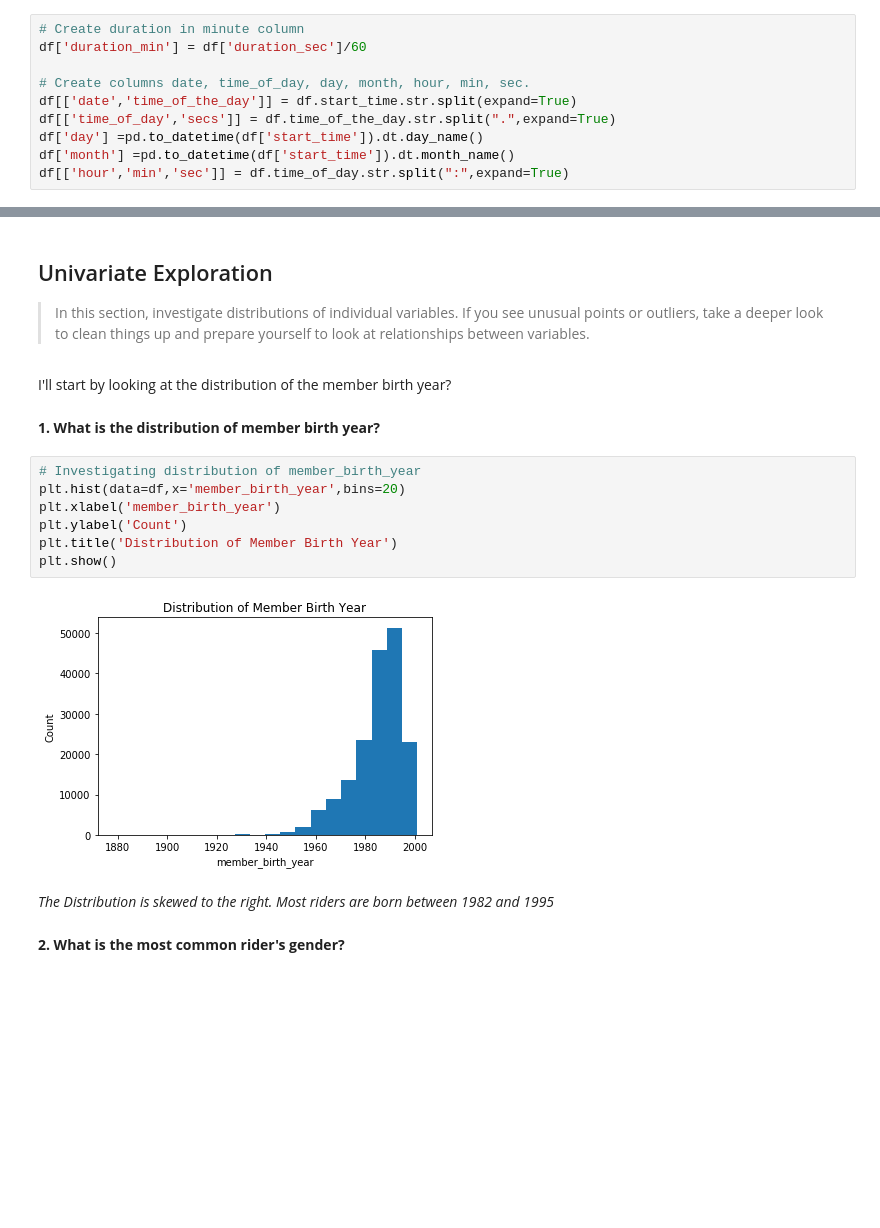
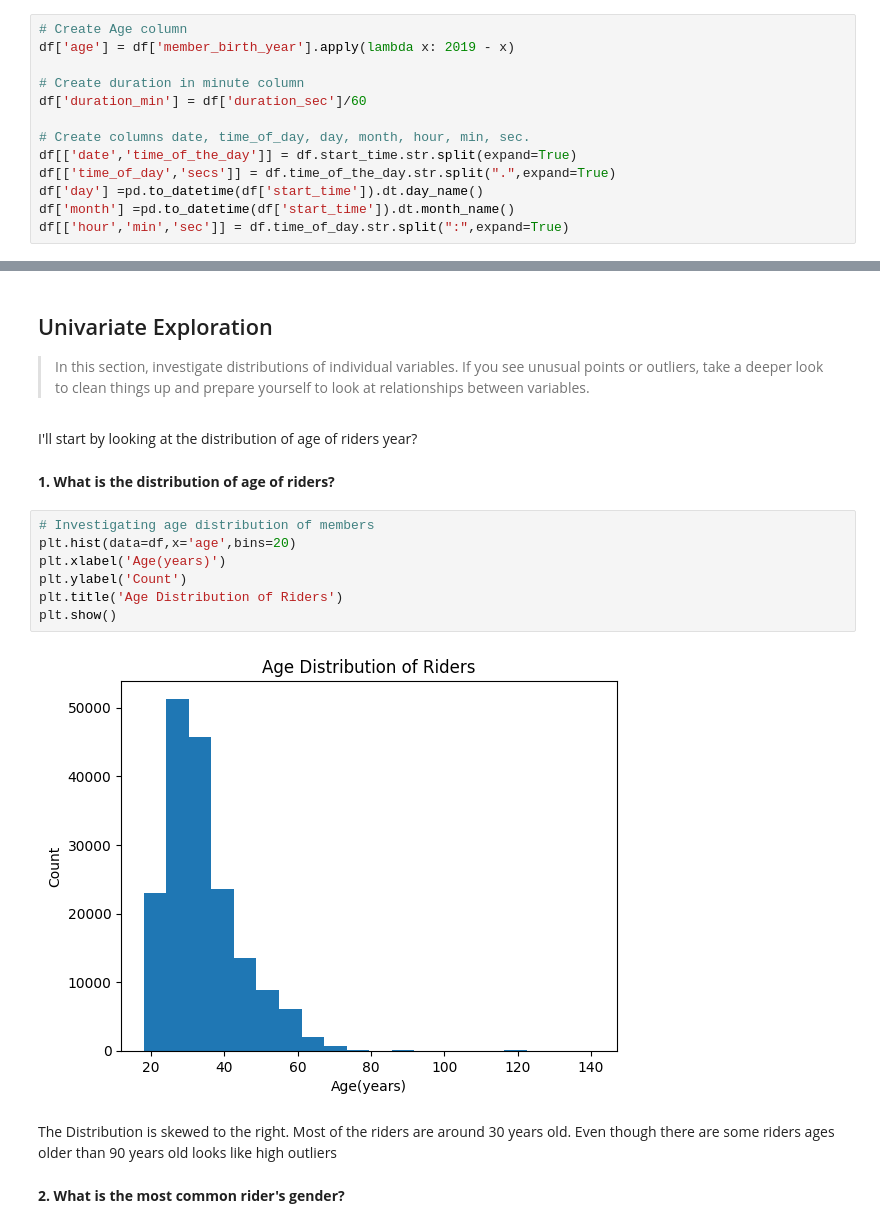
Before and after one commit to amiegirl/Ford_GoBike-TripData, a Jupyter notebook: Part_I_Ford GoBike-Tripdata_exploration.ipynb, the cells around one changed output, grey strips where cells are left out. Saved outputs shown, nothing was run; the diff lists cells and outputs as text; blank space fills up the shorter version.

```diff
--- a/Part_I_Ford GoBike-Tripdata_exploration.ipynb
+++ b/Part_I_Ford GoBike-Tripdata_exploration.ipynb
@@ -102,6 +102,9 @@ df.isnull().sum().any()
 # %% [output]
 False
 # %%
+# Create Age column
+df['age'] = df['member_birth_year'].apply(lambda x: 2019 - x)
+
 # Create duration in minute column
 df['duration_min'] = df['duration_sec']/60
 
@@ -224,21 +227,21 @@ memory usage: 27.4+ MB
 you see unusual points or outliers, take a deeper look to clean things up
 and prepare yourself to look at relationships between variables.
 # %% [markdown]
-I'll start by looking at the distribution of the member birth year?
+I'll start by looking at the distribution of age of riders year?
 # %% [markdown]
 
-**1. What is the distribution of member birth year?**
+**1. What is the distribution of age of riders?**
 # %%
-# Investigating distribution of member_birth_year
-plt.hist(data=df,x='member_birth_year',bins=20)
-plt.xlabel('member_birth_year')
+# Investigating age distribution of members
+plt.hist(data=df,x='age',bins=20)
+plt.xlabel('Age(years)')
 plt.ylabel('Count')
-plt.title('Distribution of Member Birth Year')
+plt.title('Age Distribution of Riders')
 plt.show()
 # %% [output]
-[figure, old version]
+[figure, new version]
-# %% [markdown]
-*The Distribution is skewed to the right. Most riders are born between 1982 and 1995*
+# %% [markdown]
+The Distribution is skewed to the right. Most of the riders are around 30 years old. Even though there are some riders ages older than 90 years old looks like high outliers
 # %% [markdown]
 **2. What is the most common rider's gender?**
 # %%
```
Also changed, not shown: parts of 6 cells of this notebook.
